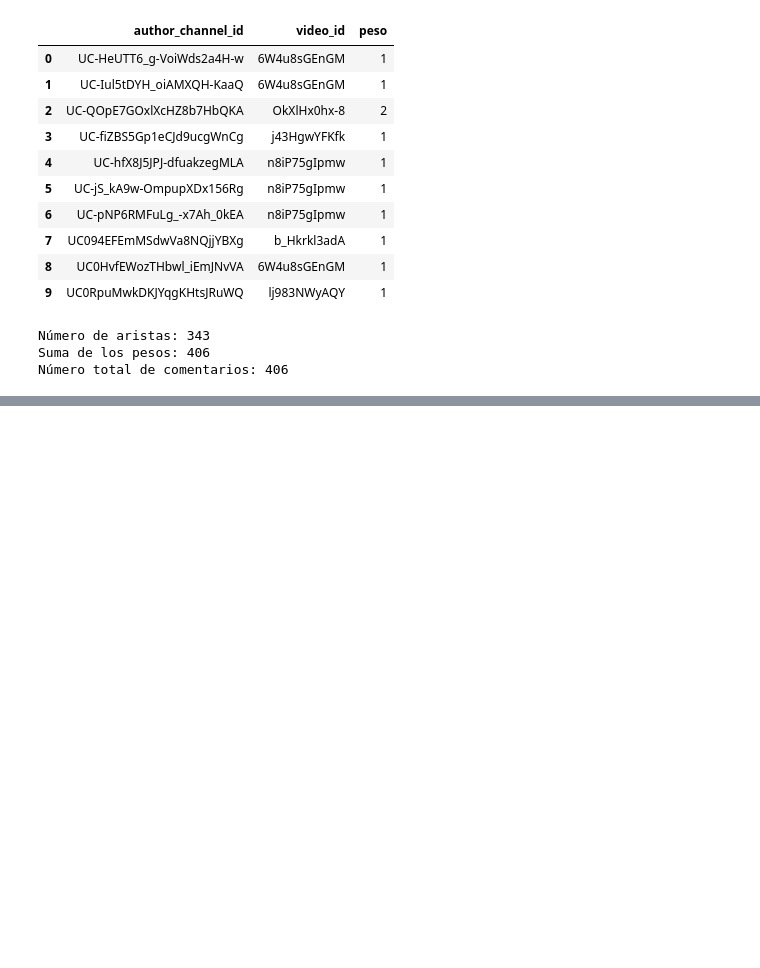
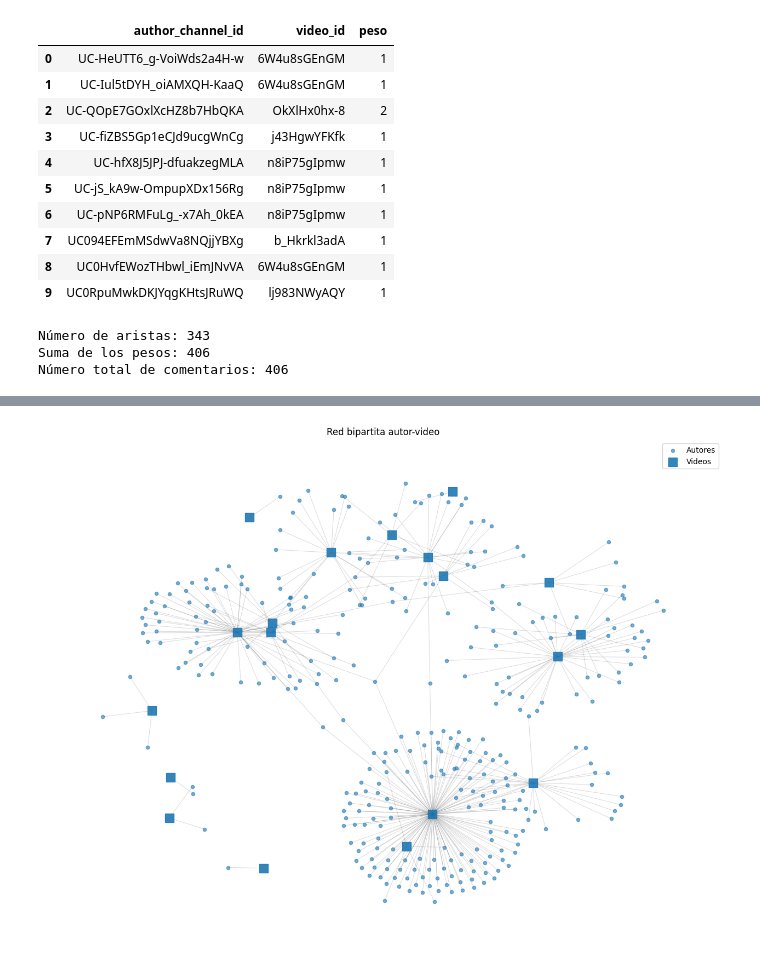
Before and after one commit to Vann06/Data-Science, a Jupyter notebook: L06_redes_sociales/notebooks/avances_lab6.ipynb, the cells around one changed output, grey strips where cells are left out. Saved outputs shown, nothing was run; the diff lists cells and outputs as text; code cells hidden in the pictures; blank space fills up the shorter version.

```diff
--- a/L06_redes_sociales/notebooks/avances_lab6.ipynb
+++ b/L06_redes_sociales/notebooks/avances_lab6.ipynb
@@ -1669,0 +1980,2 @@ Número total de comentarios: 406
+# %%
+red = nx.Graph()
@@ -1669,0 +2020,13 @@ Número total de comentarios: 406
+# %%
+# separar autores y videos de la red
+autores_red = [
+    nodo
+    for nodo, datos in red.nodes(data=True)
+    if datos["tipo"] == "autor"
+]
+
+videos_red = [
+    nodo
+    for nodo, datos in red.nodes(data=True)
+    if datos["tipo"] == "video"
+]
@@ -1669,0 +2074,52 @@ Número total de comentarios: 406
+# %%
+plt.figure(figsize=(16, 12))
+
+pos = nx.spring_layout(
+    red,
+    seed=42,
+    k=0.5,
+    iterations=150,
+    weight=None
+)
+
+# aristas
+nx.draw_networkx_edges(
+    red,
+    pos,
+    alpha=0.15,
+    width=0.7
+)
+
+# autores
+nx.draw_networkx_nodes(
+    red,
+    pos,
+    nodelist=autores_red,
+    node_size=20,
+    node_shape="o",
+    alpha=0.6,
+    label="Autores"
+)
+
+# videos
+nx.draw_networkx_nodes(
+    red,
+    pos,
+    nodelist=videos_red,
+    node_size=120,
+    node_shape="s",
+    alpha=0.9,
+    label="Videos"
+)
+
+plt.title(
+    "Red bipartita autor-video"
+)
+
+plt.legend()
+
+plt.axis("off")
+
+plt.show()
+# %% [output]
+[figure, added]
```
Also changed, not shown: parts of 37 cells of this notebook, 3 other files.
